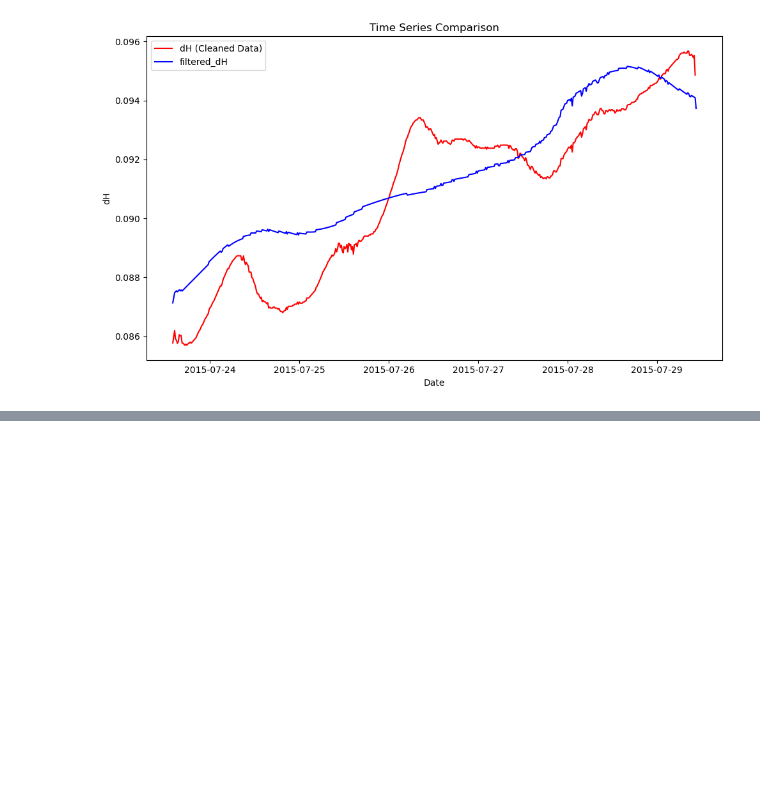
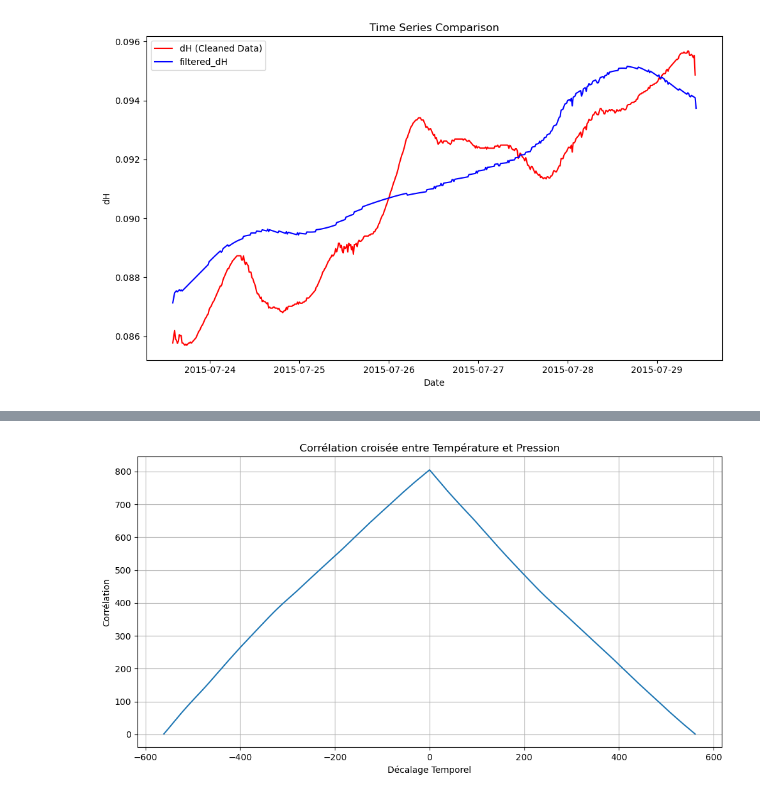
Before and after one commit to Lauredesorgues/MOLONARI_projet_3-, a Jupyter notebook: traitement_data_molonari_12-10_Francisco.ipynb, the cells around one changed output, grey strips where cells are left out. Saved outputs shown, nothing was run; the diff lists cells and outputs as text; code cells hidden in the pictures; blank space fills up the shorter version.

```diff
--- a/traitement_data_molonari_12-10_Francisco.ipynb
+++ b/traitement_data_molonari_12-10_Francisco.ipynb
@@ -397,0 +474,21 @@ plt.show()
+# %%
+# Exemple de signaux de température et de pression (remplacez-les par vos données réelles)
+temperature = data[2]['pression2']['temperature_stream']
+pression = data[2]['pression2']['dH']
+
+# Calculez la corrélation croisée entre les deux signaux
+cross_correlation = np.correlate(temperature, pression, mode='full')
+
+# Calculez les décalages temporels correspondant à la corrélation croisée
+time_lags = np.arange(-len(temperature) + 1, len(temperature))
+
+# Affichez la corrélation croisée
+plt.figure(figsize=(12, 6))
+plt.plot(time_lags, cross_correlation)
+plt.title('Corrélation croisée entre Température et Pression')
+plt.xlabel('Décalage Temporel')
+plt.ylabel('Corrélation')
+plt.grid(True)
+plt.show()
+# %% [output]
+[figure, added]
```
Also changed, not shown: parts of 4 cells of this notebook.
